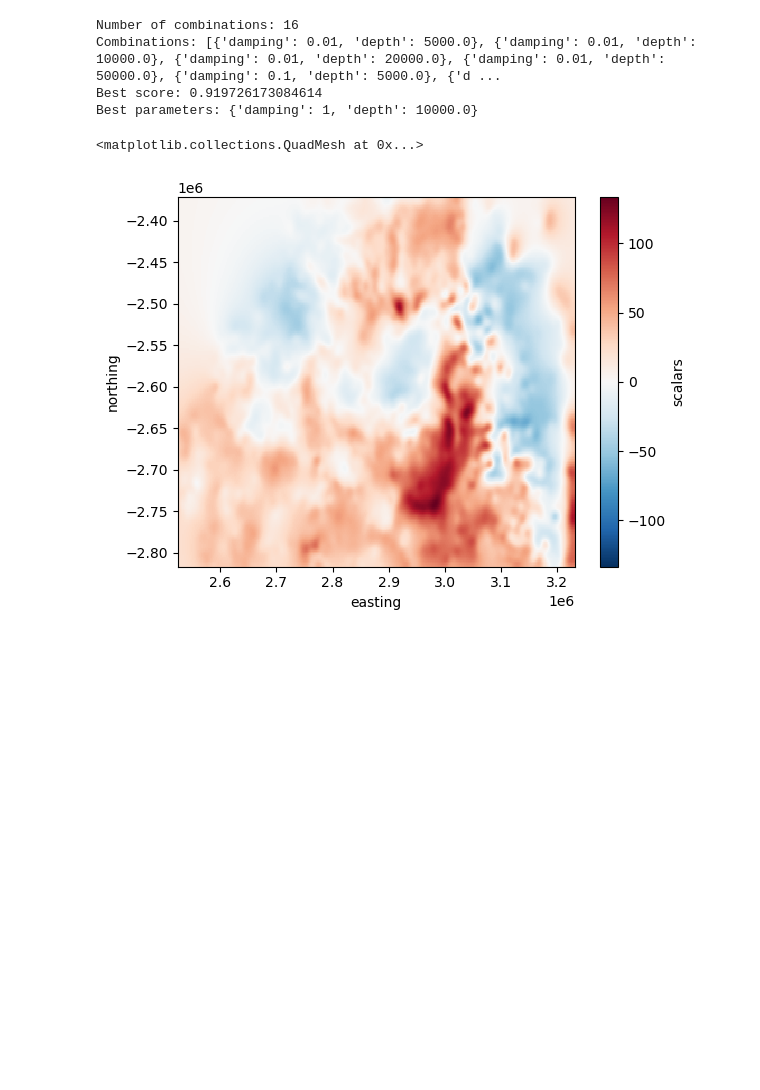
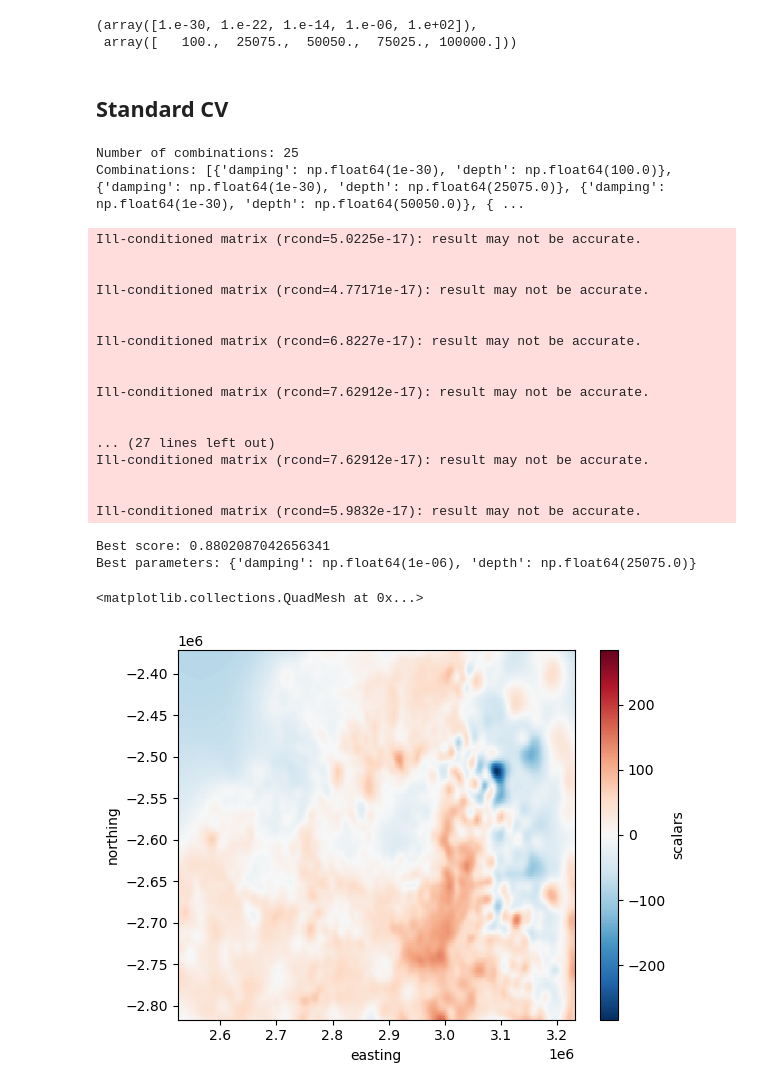
Before and after one commit to mdtanker/RIS_gravity_inversion, a Jupyter notebook: notebooks/misc_notebooks/eq_sources_optimization.ipynb, the cells around one changed output. Saved outputs shown, nothing was run; the diff lists cells and outputs as text; code cells hidden in the pictures; blank space fills up the shorter version.

```diff
--- a/notebooks/misc_notebooks/eq_sources_optimization.ipynb
+++ b/notebooks/misc_notebooks/eq_sources_optimization.ipynb
@@ -19,57 +22,84 @@ projection = pyproj.Proj(proj="merc", lat_ts=data.latitude.values.mean())
 easting, northing = projection(data.longitude.values, data.latitude.values)
 
 coordinates = (easting, northing, data.height_geometric_m.values)
+# %%
+num = 5
+
+damp_lower = -30
+damp_upper = 2
+dampings = np.logspace(damp_lower, damp_upper, num)
+
+depth_lower = 100
+depth_upper = 100e3
+depths = np.linspace(depth_lower, depth_upper, num)
+
+dampings, depths
+# %% [output]
+(array([1.e-30, 1.e-22, 1.e-14, 1.e-06, 1.e+02]),
+ array([   100.,  25075.,  50050.,  75025., 100000.]))
+# %% [markdown]
+## Standard CV
+# %%
+parameter_sets = [
+    dict(damping=combo[0], depth=combo[1])
+    for combo in itertools.product(dampings, depths)
+]
+print("Number of combinations:", len(parameter_sets))
+print("Combinations:", parameter_sets)
+# %% [output]
+Number of combinations: 25
+Combinations: [{'damping': np.float64(1e-30), 'depth': np.float64(100.0)}, {'damping': np.float64(1e-30), 'depth': np.float64(25075.0)}, {'damping': np.float64(1e-30), 'depth': np.float64(50050.0)}, { ...
 # %%
-dampings = [
-    0.01,
-    0.1,
-    1,
-    10,
-]
-depths = [5e3, 10e3, 20e3, 50e3]
-
-parameter_sets = [
-    dict(damping=combo[0], depth=combo[1])
-    for combo in itertools.product(dampings, depths)
-]
-print("Number of combinations:", len(parameter_sets))
-print("Combinations:", parameter_sets)
-
 equivalent_sources = hm.EquivalentSources()
 
 scores = []
-for params in parameter_sets:
-    equivalent_sources.set_params(**params)
+for params in tqdm(parameter_sets):
+    equivalent_sources.set_params(**params, block_size=20e3,)
     score = np.mean(
         vd.cross_val_score(
             equivalent_sources,
             coordinates,
             data.gravity_disturbance_mgal,
         )
     )
     scores.append(score)
 
 best = np.argmax(scores)
 print("Best score:", scores[best])
 print("Best parameters:", parameter_sets[best])
 
 eqs_best = hm.EquivalentSources(**parameter_sets[best]).fit(
     coordinates, data.gravity_disturbance_mgal
 )
 # Define grid coordinates
 region = vd.get_region(coordinates)
 grid_coords = vd.grid_coordinates(
     region=region,
     spacing=2e3,
     extra_coords=2.5e3,
 )
 
-grid = eqs_best.grid(grid_coords)
-grid.scalars.plot()
+grid_search_result = eqs_best.grid(grid_coords)
+grid_search_result.scalars.plot()
 # %% [output]
-Number of combinations: 16
-Combinations: [{'damping': 0.01, 'depth': 5000.0}, {'damping': 0.01, 'depth': 10000.0}, {'damping': 0.01, 'depth': 20000.0}, {'damping': 0.01, 'depth': 50000.0}, {'damping': 0.1, 'depth': 5000.0}, {'d ...
-Best score: 0.919726173084614
-Best parameters: {'damping': 1, 'depth': 10000.0}
+Ill-conditioned matrix (rcond=5.0225e-17): result may not be accurate.
+
+
+Ill-conditioned matrix (rcond=4.77171e-17): result may not be accurate.
+
+
+Ill-conditioned matrix (rcond=6.8227e-17): result may not be accurate.
+
+
+Ill-conditioned matrix (rcond=7.62912e-17): result may not be accurate.
+
+
+... (27 lines left out)
+Ill-conditioned matrix (rcond=7.62912e-17): result may not be accurate.
+
+
+Ill-conditioned matrix (rcond=5.9832e-17): result may not be accurate.
-<matplotlib.collections.QuadMesh at 0x...>
+Best score: 0.8802087042656341
+Best parameters: {'damping': np.float64(1e-06), 'depth': np.float64(25075.0)}
+<matplotlib.collections.QuadMesh at 0x...>
-[figure, old version]
+[figure, new version]
```
Also changed, not shown: parts of 10 cells of this notebook, 3 other files.
